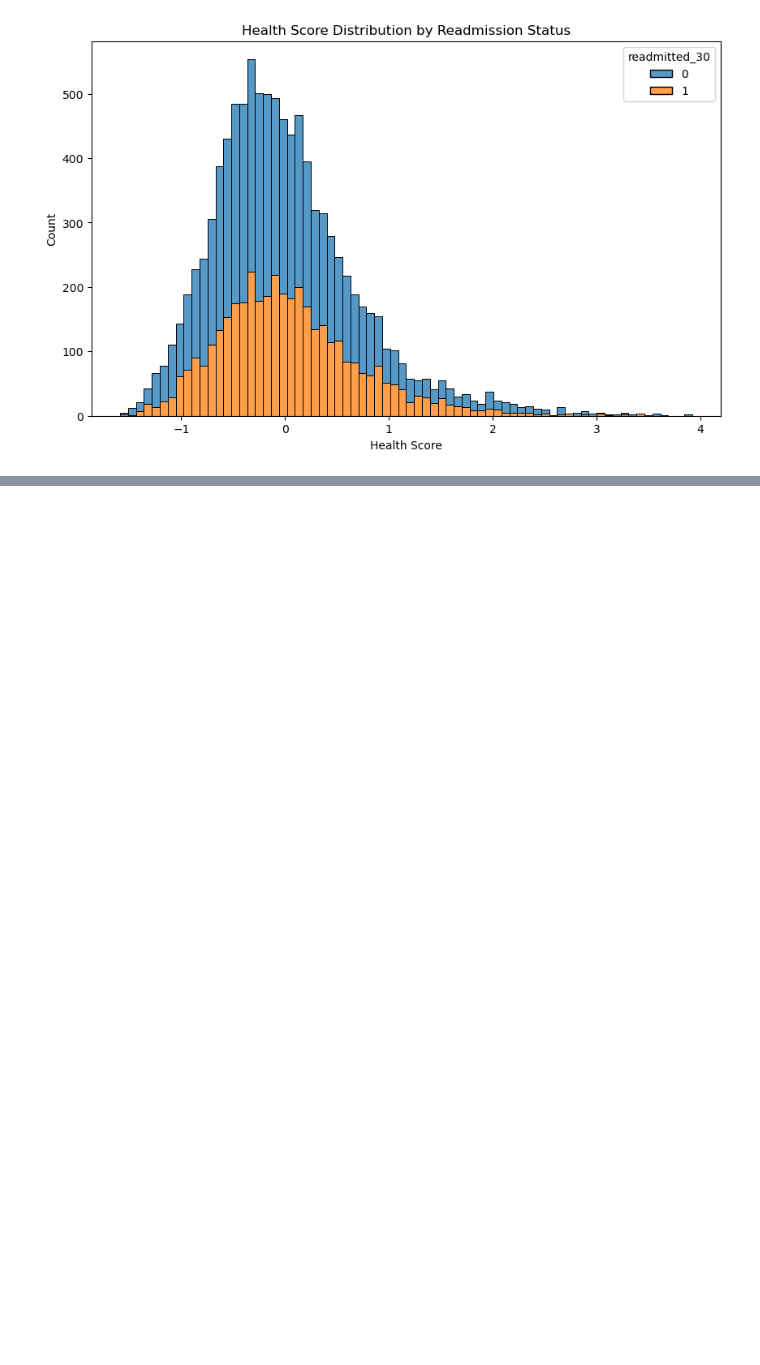
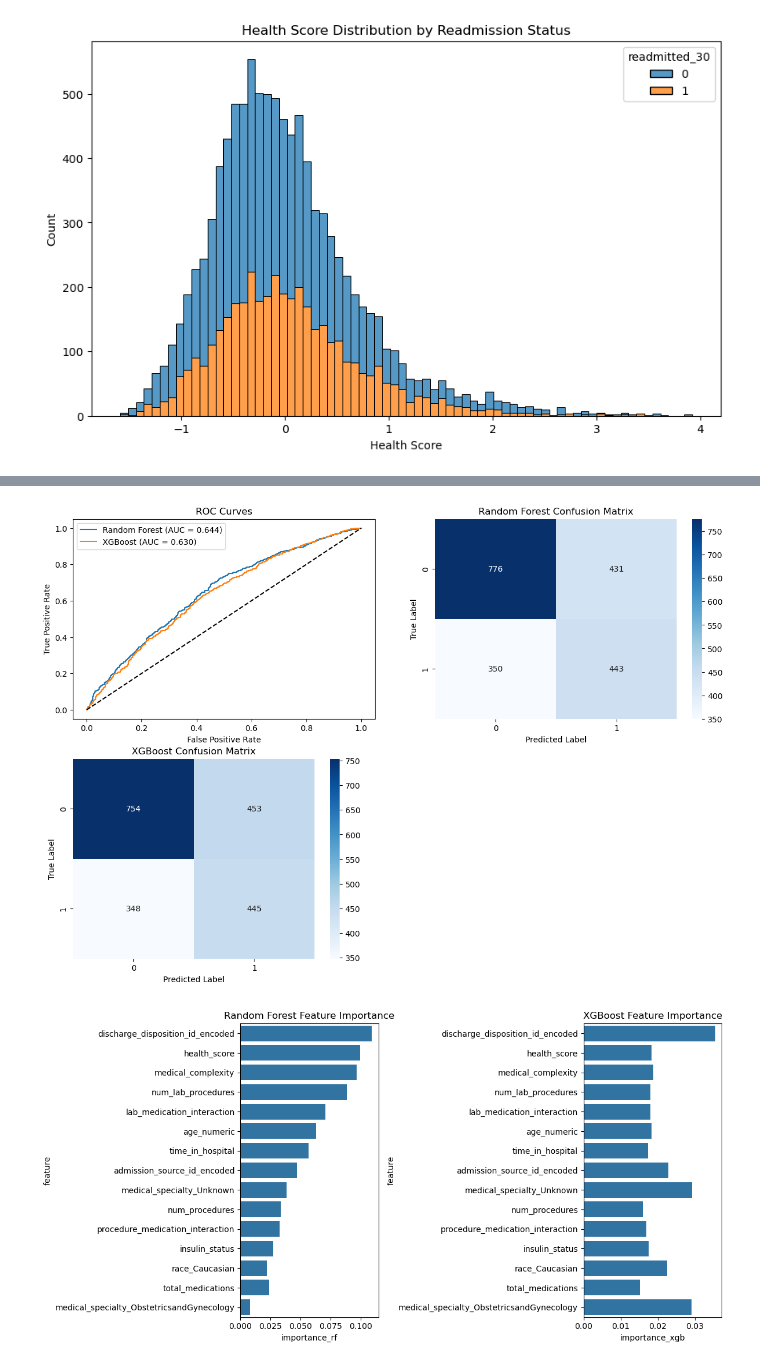
Before and after one commit to varunmohta/6862_Proj, a Jupyter notebook: 6862_proj_v2.ipynb, the cells around one changed output, grey strips where cells are left out. Drawn from its saved outputs; the diff is of its cells as text; code cells hidden in the pictures; blank space fills up the shorter version.

Commit message:
in modeling

```diff
--- a/6862_proj_v2.ipynb
+++ b/6862_proj_v2.ipynb
@@ -337,0 +520,3 @@ def prepare_resource_features(df):
+# %%
+# Train and evaluate models
+results, models = train_and_evaluate_models(X_train, X_test, y_train, y_test)
@@ -337,0 +541,6 @@ def prepare_resource_features(df):
+# %%
+# Plot results
+feature_importance = plot_model_results(results, X_train, models)
+# %% [output]
+[figure, added]
+[figure, added]
```
Also changed, not shown: parts of 19 cells of this notebook.
